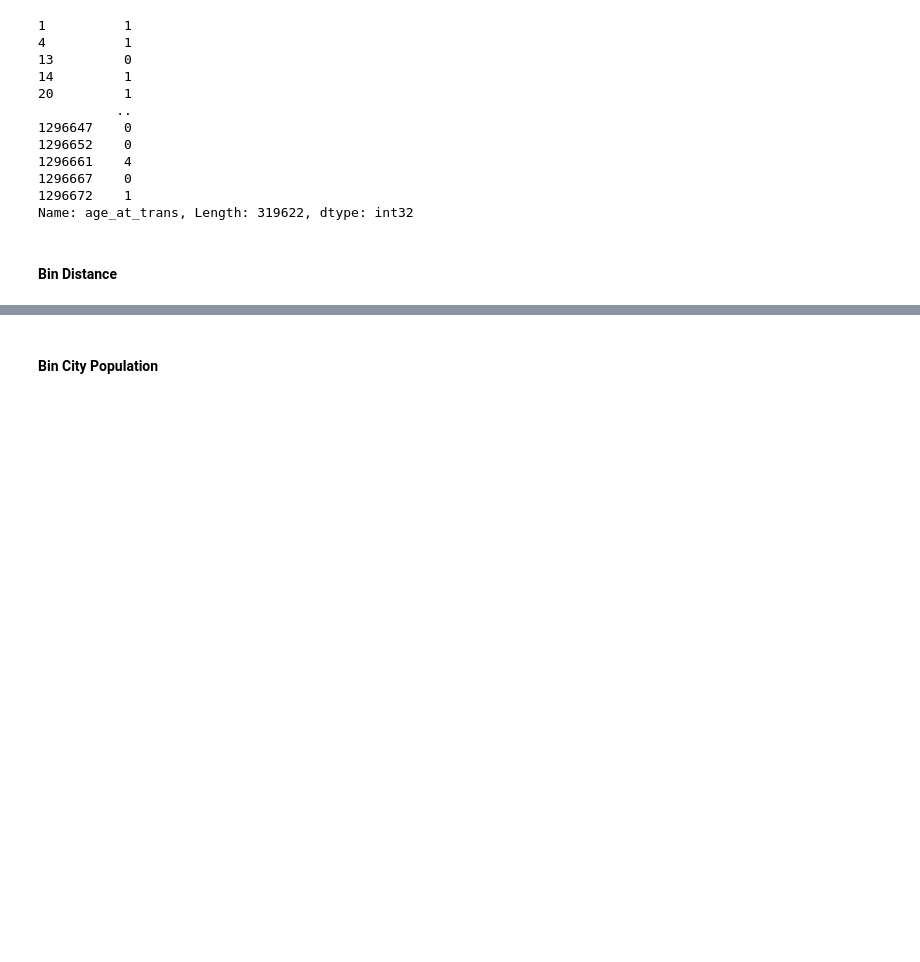
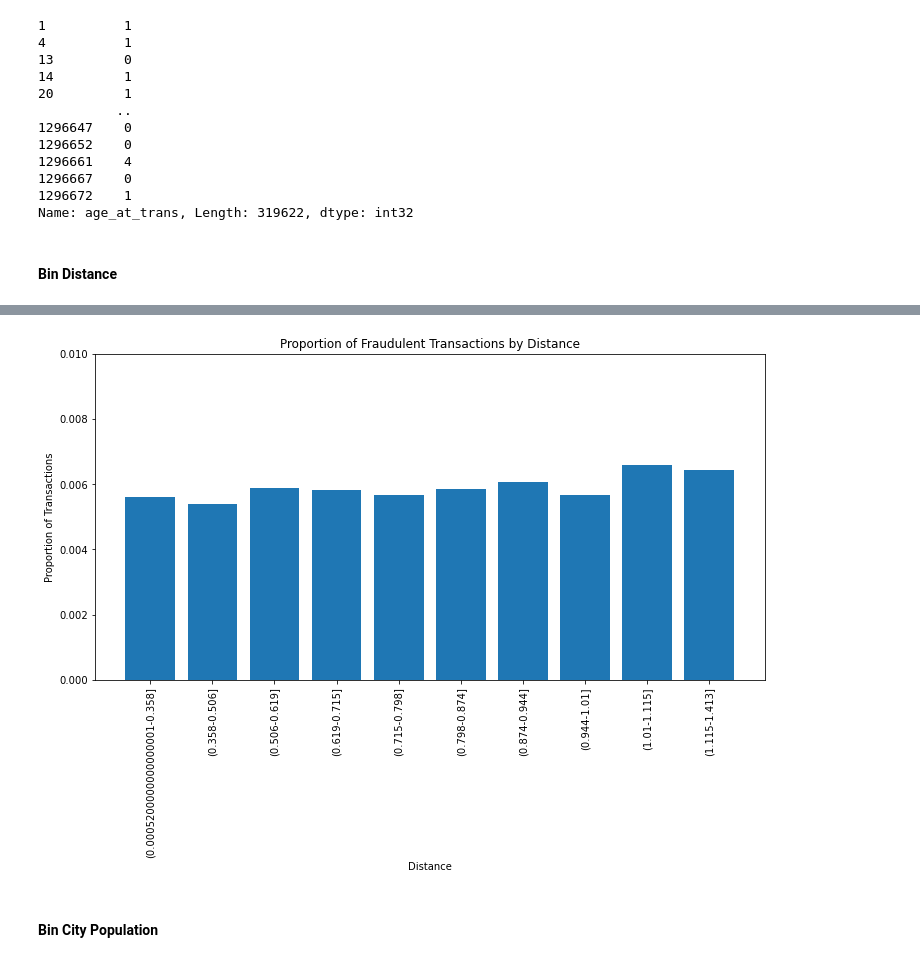
Before and after one commit to anabellafalk/cc_fraud_detection, a Jupyter notebook: data_prep.ipynb, the cells around one changed output, grey strips where cells are left out. Drawn from its saved outputs; the diff is of its cells as text; code cells hidden in the pictures; blank space fills up the shorter version.

```diff
--- a/data_prep.ipynb
+++ b/data_prep.ipynb
@@ -375,3 +381,6 @@ dat_tr['age_at_trans'].apply(lambda x: age_bin.loc[x])
 Name: age_at_trans, Length: 319622, dtype: int32
 # %% [markdown]
 #### Bin Distance
+# %%
+dat_tr['distance_bin'] = pd.qcut(dat_tr['distance'].values, 10)
+dat_tr['distance_bin']
@@ -377,0 +401,3 @@ Name: age_at_trans, Length: 319622, dtype: int32
+# %%
+fraud_dist_bins = dat_tr.groupby('distance_bin')['is_fraud'].mean()
+fraud_dist_bins
@@ -378,2 +417,15 @@ Name: age_at_trans, Length: 319622, dtype: int32
+# %%
+labels = [f"({interval.left}-{interval.right}]" for interval in fraud_dist_bins.index]
+
+plt.figure(figsize=(12, 6))
+plt.bar(labels, fraud_dist_bins.values)
+plt.xticks(rotation=90)
+plt.title('Proportion of Fraudulent Transactions by Distance')
+plt.xlabel('Distance')
+plt.ylabel('Proportion of Transactions')
+plt.ylim(0,0.01)
+plt.show()
+# %% [output]
+[figure, added]
 # %% [markdown]
 #### Bin City Population
```
Also changed, not shown: parts of 10 cells of this notebook, 2 other files.
